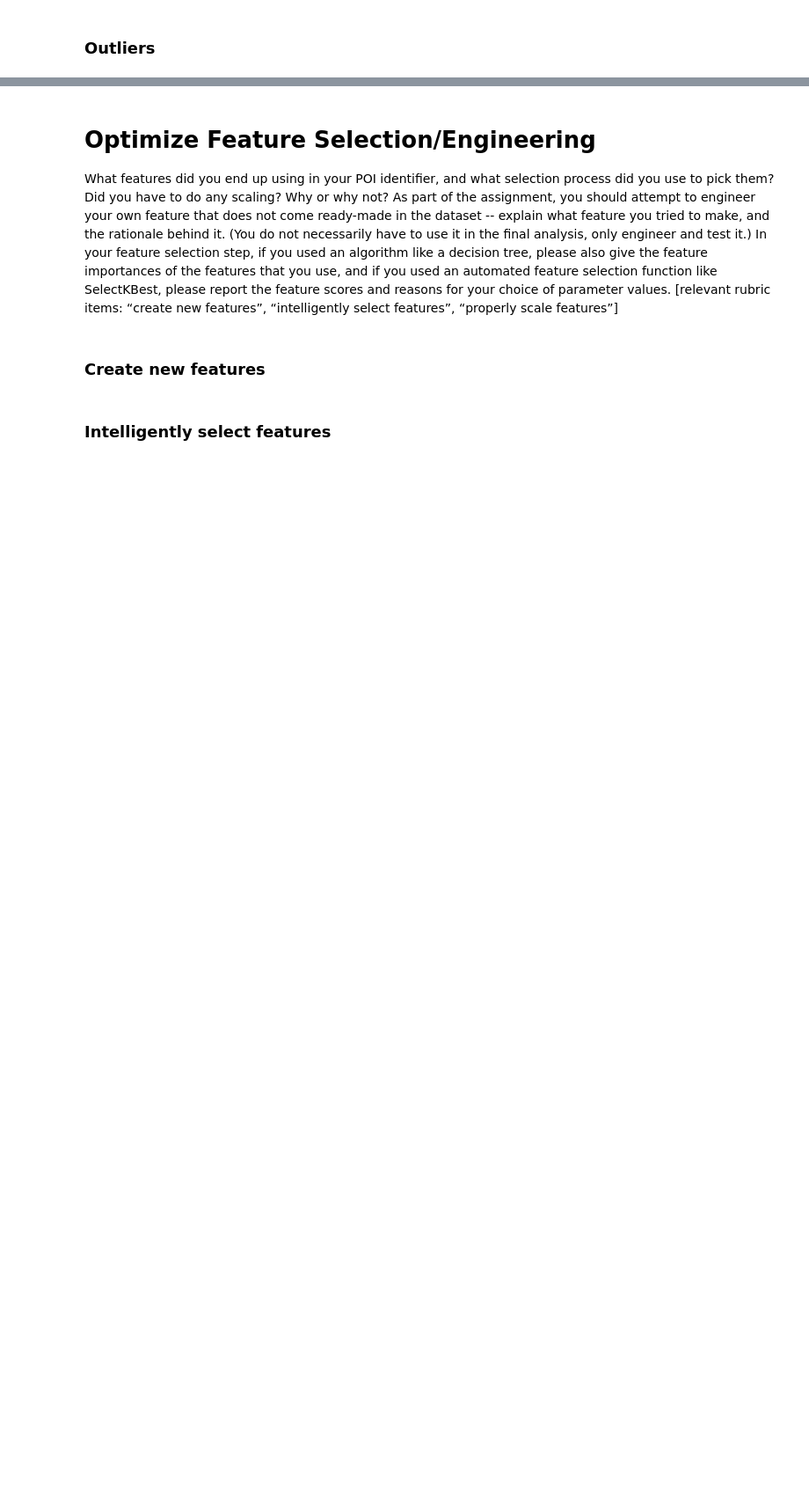
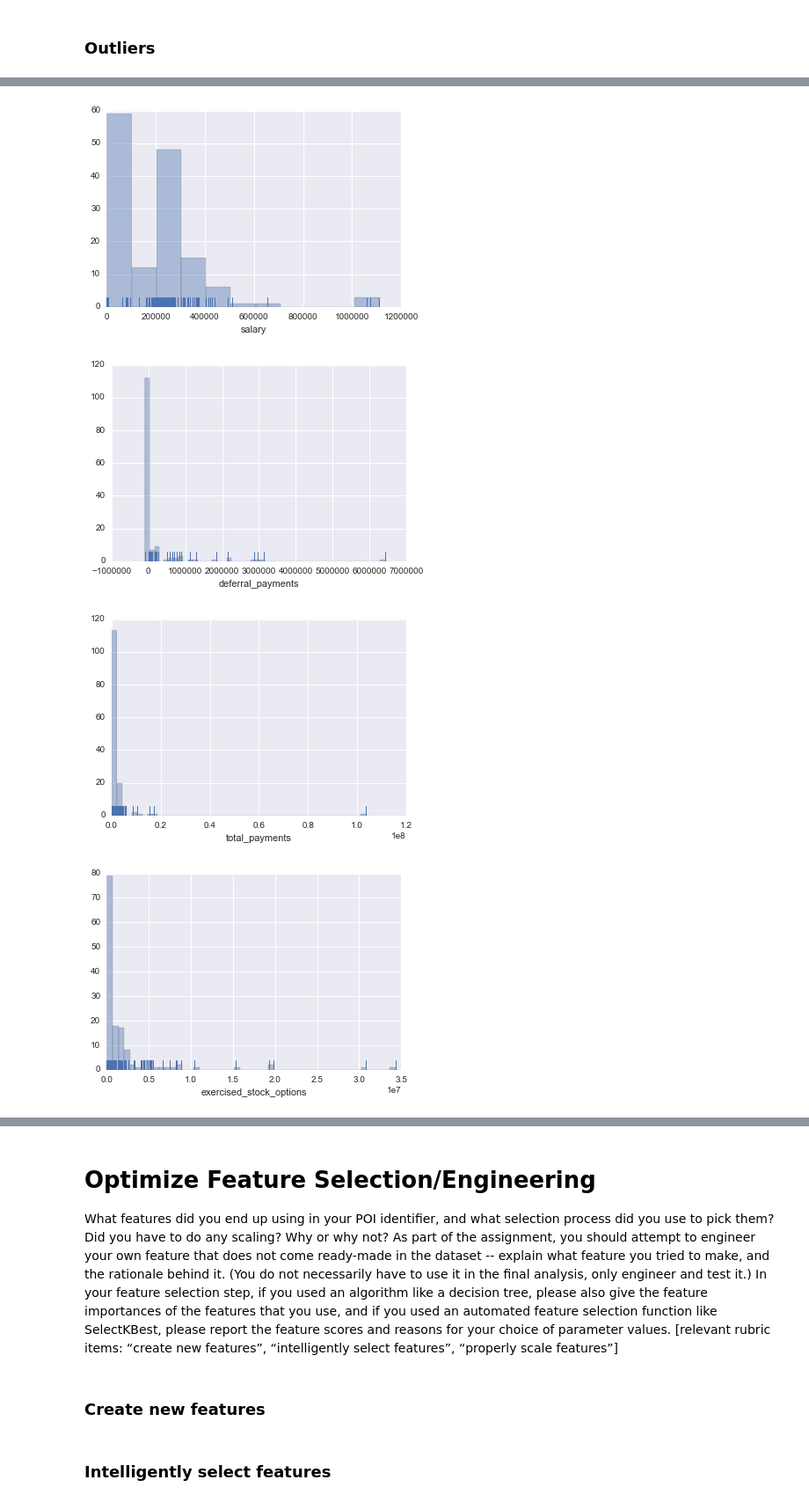
Before and after one commit to lizkalina/poi-classifier, a Jupyter notebook: Identify Fraud from Enron Email.ipynb, the cells around one changed output, grey strips where cells are left out. Shown at 88% size. Drawn from its saved outputs; the diff is of its cells as text; code cells hidden in the pictures; blank space fills up the shorter version.

```diff
--- a/Identify Fraud from Enron Email.ipynb
+++ b/Identify Fraud from Enron Email.ipynb
@@ -11,0 +32,4 @@ Summarize for us the goal of this project and how machine learning is useful in
+# %%
+## Load the data dictionary into a dataframe
+data = pd.DataFrame.from_dict(my_dataset,orient='index')
+data.head()
@@ -11,0 +90,4 @@ Summarize for us the goal of this project and how machine learning is useful in
+# %%
+## Features with missing values
+data = data.replace('NaN',np.nan)
+data.isnull().sum().sort_values(ascending = False)
@@ -11,0 +112,2 @@ Summarize for us the goal of this project and how machine learning is useful in
+# %%
+data = data.replace(np.nan,0.0)
@@ -13,0 +131,2 @@ Summarize for us the goal of this project and how machine learning is useful in
+# %%
+data = data.drop('TOTAL')
@@ -13,0 +145,10 @@ Summarize for us the goal of this project and how machine learning is useful in
+# %%
+for idx,col in enumerate(fin_columns):
+    sns.distplot(data[col].dropna(), kde=False, rug=True);
+    plt.show()
+    plt.close()
+# %% [output]
+[figure, added]
+[figure, added]
+[figure, added]
+[figure, added]
```
Also changed, not shown: parts of 47 cells of this notebook.
